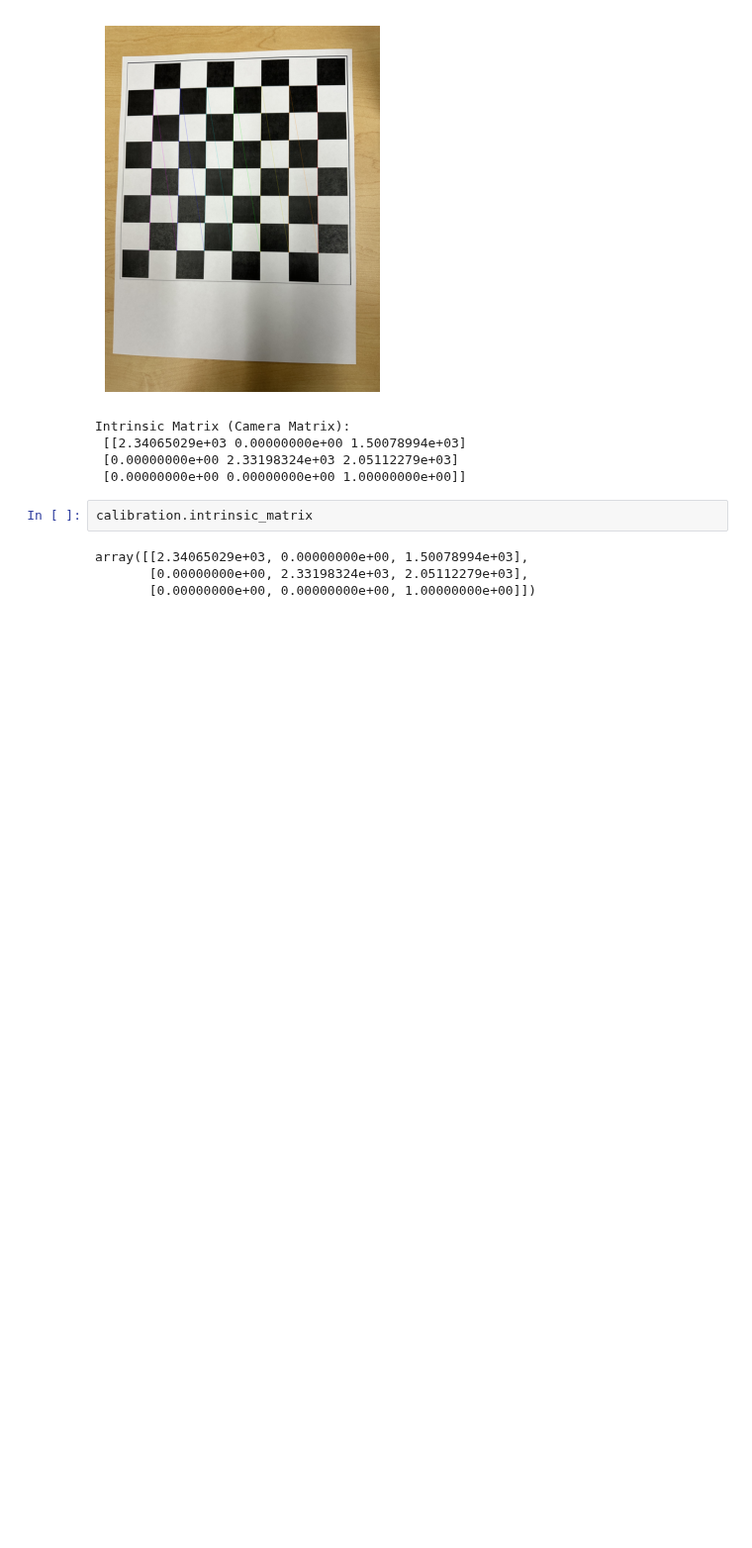
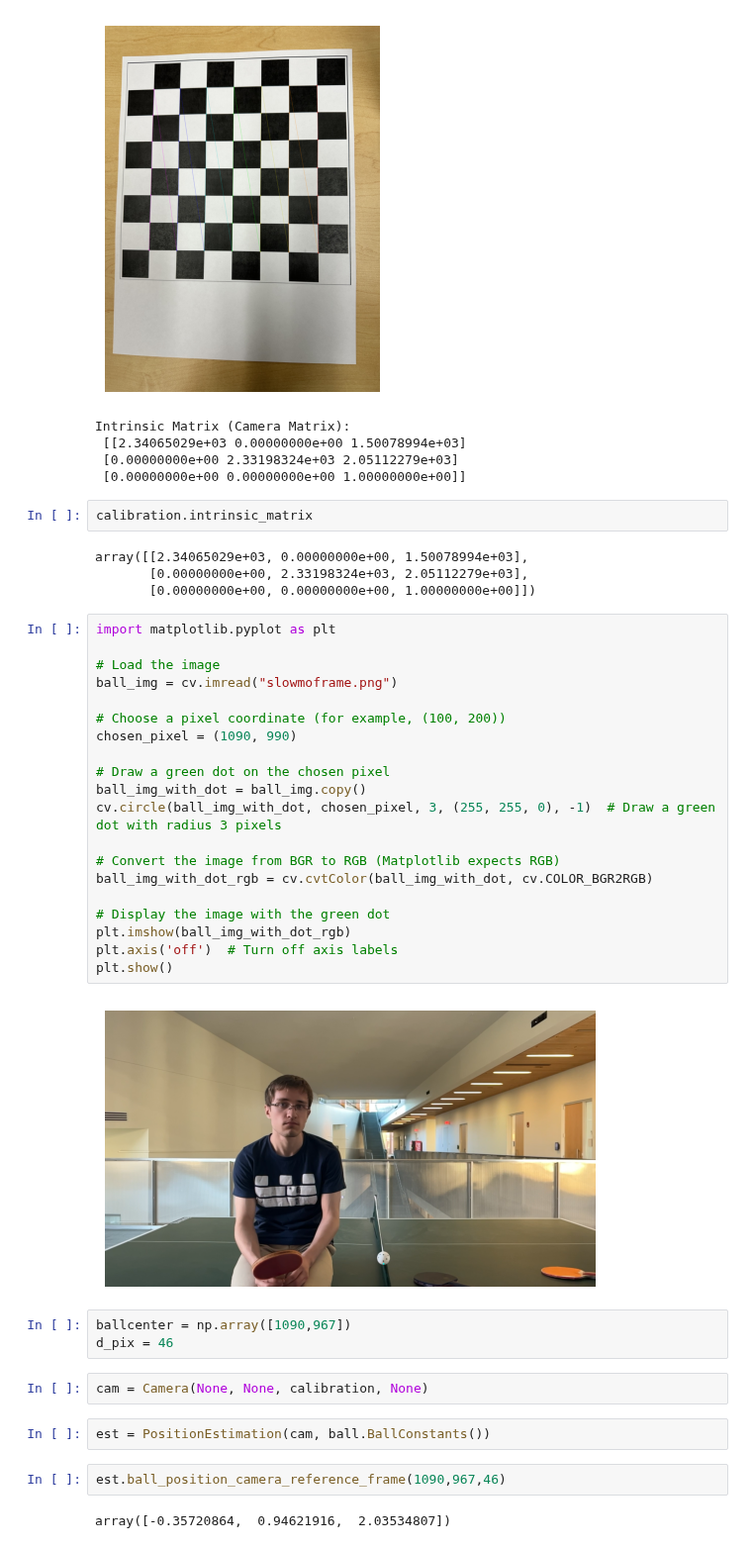
Before and after one commit to Priyanshu4/PingPongTracking, a Jupyter notebook: notebooks/testcamerapos.ipynb, the cells around one changed output. Shown at 99% size. Drawn from its saved outputs; the diff is of its cells as text; blank space fills up the shorter version.

```diff
--- a/notebooks/testcamerapos.ipynb
+++ b/notebooks/testcamerapos.ipynb
@@ -25,3 +27,36 @@ calibration.intrinsic_matrix
 array([[2.34065029e+03, 0.00000000e+00, 1.50078994e+03],
        [0.00000000e+00, 2.33198324e+03, 2.05112279e+03],
        [0.00000000e+00, 0.00000000e+00, 1.00000000e+00]])
+# %%
+import matplotlib.pyplot as plt
+
+# Load the image
+ball_img = cv.imread("slowmoframe.png")
+
+# Choose a pixel coordinate (for example, (100, 200))
+chosen_pixel = (1090, 990)
+
+# Draw a green dot on the chosen pixel
+ball_img_with_dot = ball_img.copy()
+cv.circle(ball_img_with_dot, chosen_pixel, 3, (255, 255, 0), -1)  # Draw a green dot with radius 3 pixels
+
+# Convert the image from BGR to RGB (Matplotlib expects RGB)
+ball_img_with_dot_rgb = cv.cvtColor(ball_img_with_dot, cv.COLOR_BGR2RGB)
+
+# Display the image with the green dot
+plt.imshow(ball_img_with_dot_rgb)
+plt.axis('off')  # Turn off axis labels
+plt.show()
+# %% [output]
+[figure, added]
+# %%
+ballcenter = np.array([1090,967])
+d_pix = 46
+# %%
+cam = Camera(None, None, calibration, None)
+# %%
+est = PositionEstimation(cam, ball.BallConstants())
+# %%
+est.ball_position_camera_reference_frame(1090,967,46)
+# %% [output]
+array([-0.35720864,  0.94621916,  2.03534807])
```
Also changed, not shown: parts of 1 cell of this notebook.
